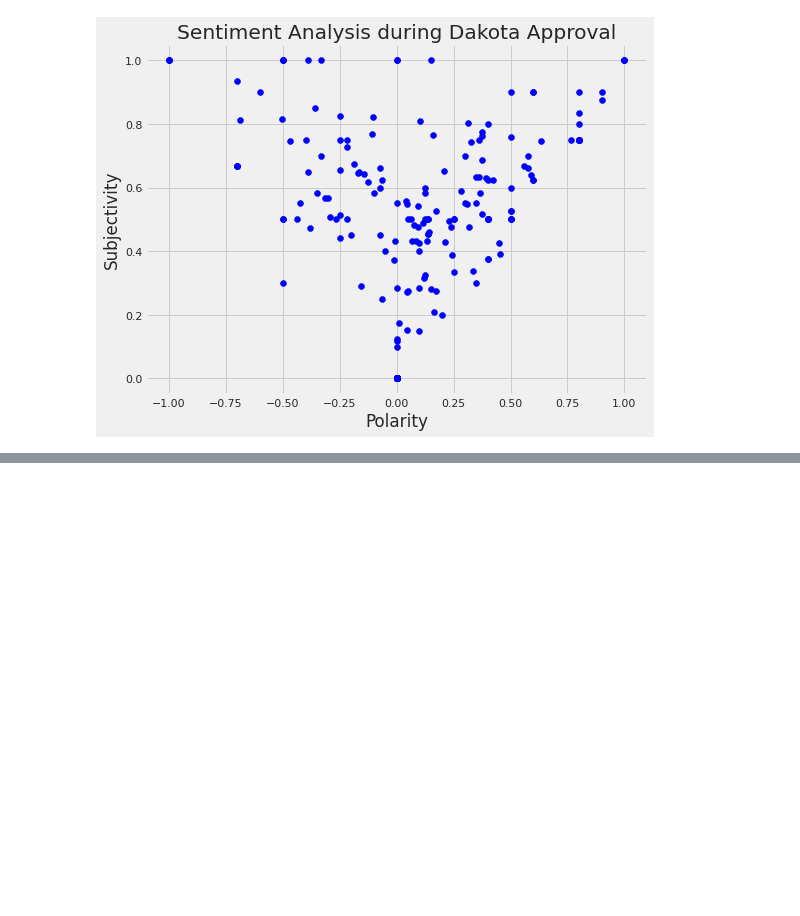
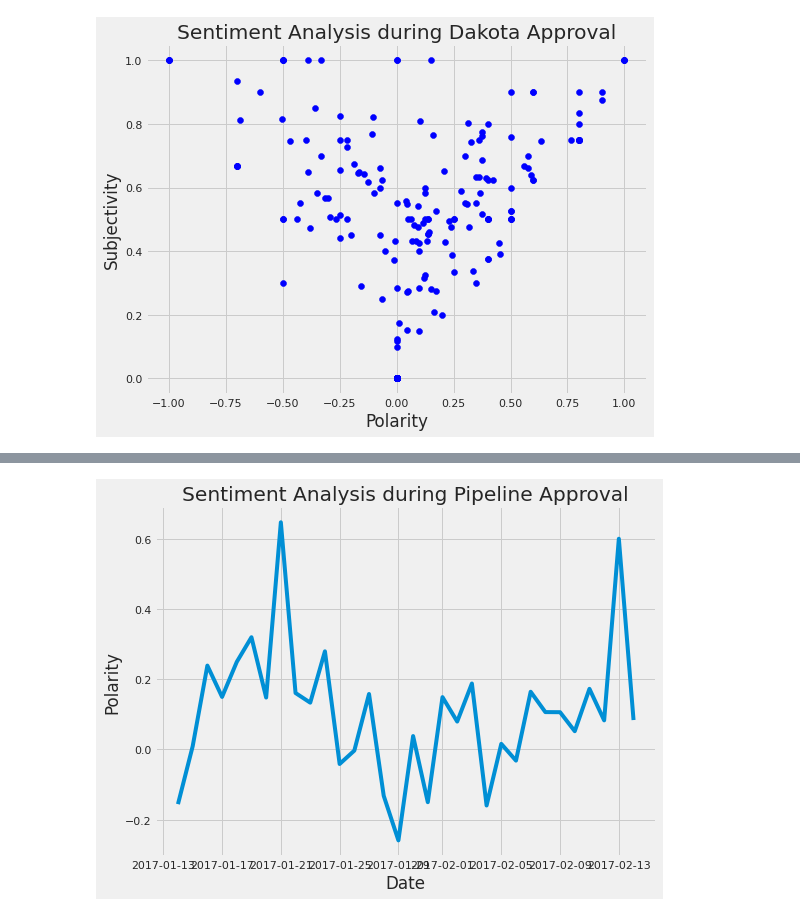
Before and after one commit to cybertraining-dsc/fa20-523-307, a Jupyter notebook: project/Analysis of Financial Markets based on President Trump's Tweets.ipynb, the cells around one changed output, grey strips where cells are left out. Drawn from its saved outputs; the diff is of its cells as text; code cells hidden in the pictures; blank space fills up the shorter version.

```diff
--- a/project/Analysis of Financial Markets based on President Trump's Tweets.ipynb
+++ b/project/Analysis of Financial Markets based on President Trump's Tweets.ipynb
@@ -1100,0 +1129,3 @@ dakota_stock_data = stock_data.drop(labels=['SMA1', 'SMA2'], axis=1)
+# %%
+mean_polarity = dakota_tweets.groupby("Date")['Polarity'].mean()
+mean_polarity
@@ -1101,2 +1150,11 @@ dakota_stock_data = stock_data.drop(labels=['SMA1', 'SMA2'], axis=1)
+# %%
+plt.figure(figsize=(8,6))
+plt.plot(mean_polarity)
+plt.title('Sentiment Analysis during Pipeline Approval')
+plt.xlabel('Date')
+plt.ylabel('Polarity')
+plt.show()
+# %% [output]
+[figure, added]
 # %%
 dakota_stock_data = stock_data[stock_data['Date'] >= pd.to_datetime('2017-01-14')]
```
Also changed, not shown: parts of 8 cells of this notebook.
